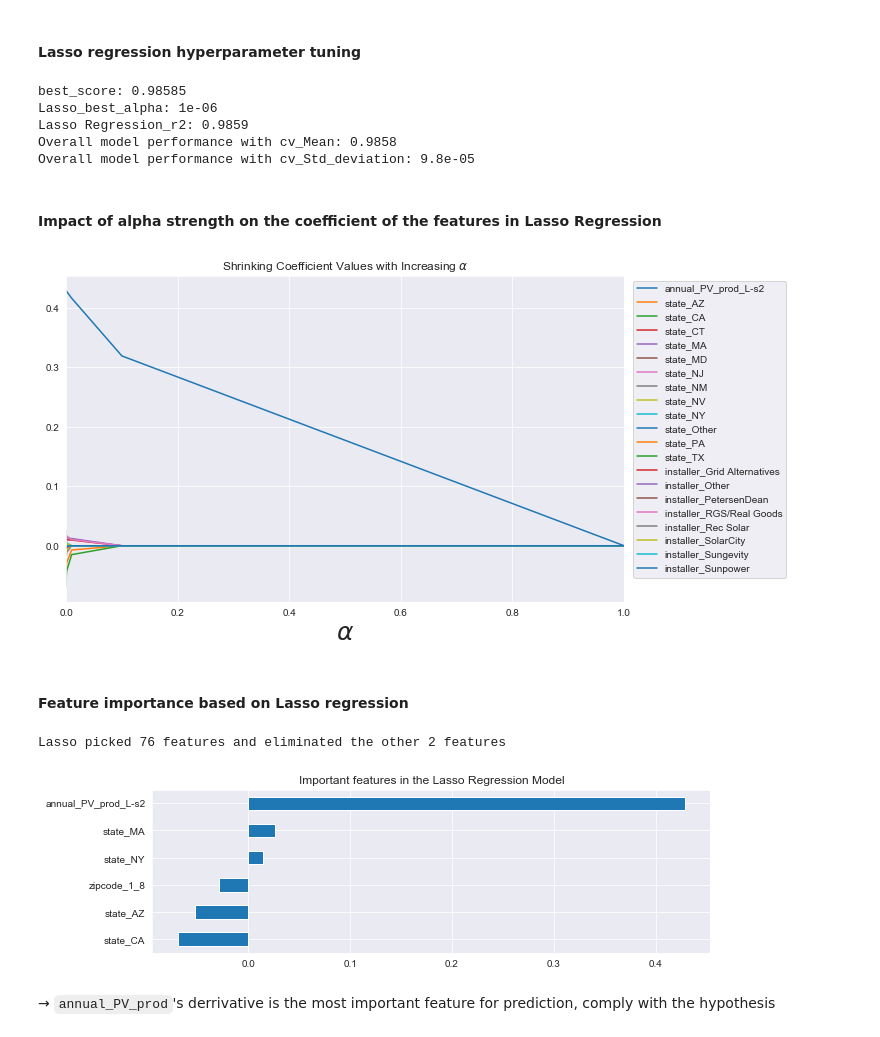
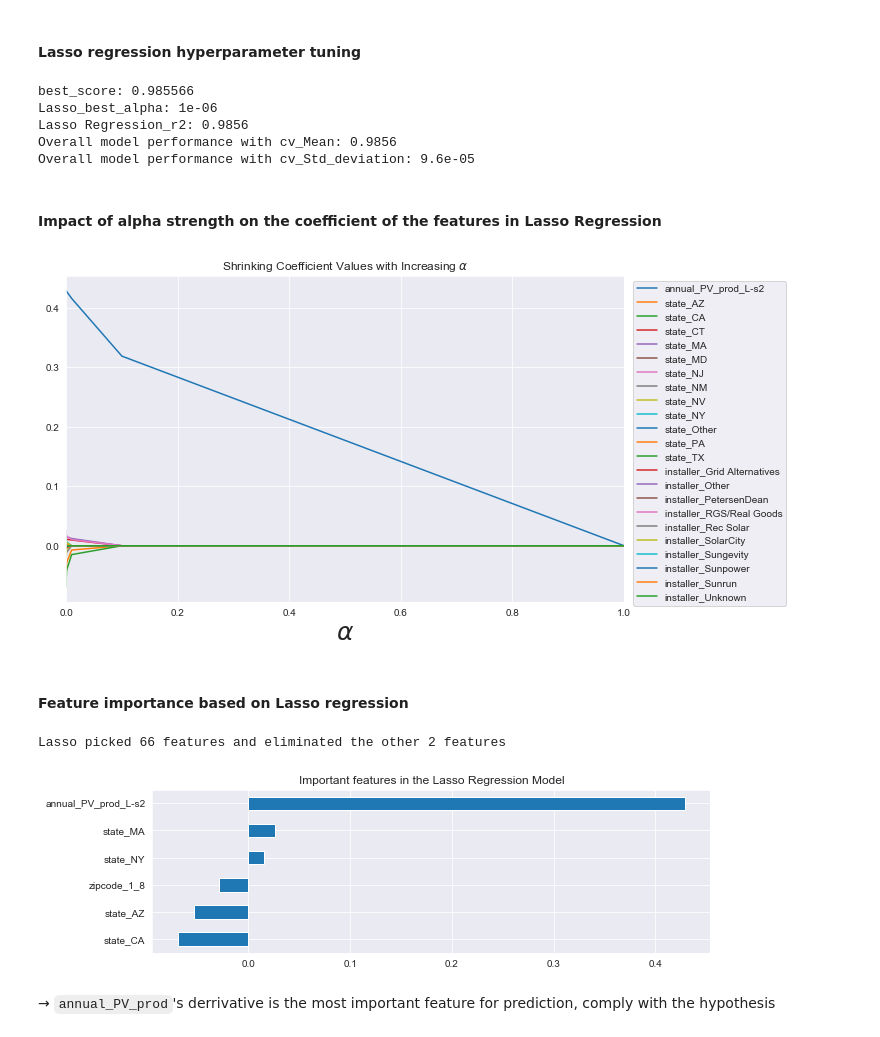
Before and after one commit to SayantanMitra87/Solar-Panel_Size_and_Cost_Prediction, a Jupyter notebook: Data_Analysis/Insight_technical_demo/Part 1. Minimal_viable_product_ML models.ipynb, the cells around one changed output. Drawn from its saved outputs; the diff is of its cells as text; code cells hidden in the pictures.

```diff
--- a/Data_Analysis/Insight_technical_demo/Part 1. Minimal_viable_product_ML models.ipynb
+++ b/Data_Analysis/Insight_technical_demo/Part 1. Minimal_viable_product_ML models.ipynb
@@ -76,7 +75,7 @@ solar_dictionary
 # %%
 # Features selected based on what users can know and incorportae in the app
 solar = pd.read_csv('residential_solar_size_costpred.csv',
-                    usecols= ['state', 'date_installed', 'zipcode', 'install_type', 'installer', 'city',
-                              'tech_1', 'county', 'annual_PV_prod', 'size_kw', 'cost'], parse_dates=['date_installed'])
+                    usecols= ['state', 'zipcode', 'install_type', 'installer', 'city',
+                              'tech_1', 'county', 'annual_PV_prod', 'size_kw', 'cost'])
 solar.head()
 # %% [output]
@@ -141,11 +139,6 @@ Missing values after imputation: 0
 # %%
 # Zipcode: extract initial numbers of zipcode to see impact on energy production if area is classified largely
 solar['zipcode_1'] = solar['zipcode'].astype('str').str[:1].astype(int)
-# DateTime column: extract year and month of installation
-date = solar['date_installed']
-solar['year'] =  date.dt.year.astype('str')
-# solar_x will be a copy of the data at this stage (before taking care of cardinality)
-solar_x = solar.copy()
 
 # Divide data into train and test # Use this test as a validation set later on
 solar_train, solar_val = train_test_split(solar, test_size=0.2, random_state= 0)
@@ -450,7 +437,7 @@ solar_val1 = pd.get_dummies(solar_val)
 y_L = solar1['size_kw_L']
 y_val_L = solar_val1['size_kw_L']
 # Independent variable
-cols1 = ['size_kw', 'size_kw_L', 'zipcode', 'annual_PV_prod', 'annual_PV_prod_L', 'date_installed', 'cost', 'cost_L']
+cols1 = ['size_kw', 'size_kw_L', 'zipcode', 'annual_PV_prod', 'annual_PV_prod_L', 'cost', 'cost_L']
 solar1 = solar1.drop(columns=cols1)
 solar_val1 = solar_val1.drop(columns=cols1)
 
@@ -617,26 +604,26 @@ cv_score = cross_val_score(ls, solar1_stndz, y_L, cv=kf)
 print(f'Overall model performance with cv_Mean: {cv_score.mean().round(4)}', '\n'
 f'Overall model performance with cv_Std_deviation: {cv_score.std().round(6)}')
 # %% [output]
-best_score: 0.98585
+best_score: 0.985566
 Lasso_best_alpha: 1e-06
-Lasso Regression_r2: 0.9859
-Overall model performance with cv_Mean: 0.9858
-Overall model performance with cv_Std_deviation: 9.8e-05
+Lasso Regression_r2: 0.9856
+Overall model performance with cv_Mean: 0.9856
+Overall model performance with cv_Std_deviation: 9.6e-05
 # %% [markdown]
 #### Impact of alpha strength on the coefficient of the features in Lasso Regression
 # %%
 coefs = []
 for alpha in alphas:
     ls = Lasso(alpha=alpha)
     ls.fit(X_train, y_train)
     coefs.append(ls.coef_)
 df_coef = pd.DataFrame(index=alphas, data=np.array(coefs), columns=solar1.columns)
 
-ax = df_coef.iloc[:950,:21].plot(figsize=(10, 6), title=r'Shrinking Coefficient Values with Increasing $\alpha$')
+ax = df_coef.iloc[:950,:23].plot(figsize=(10, 6), title=r'Shrinking Coefficient Values with Increasing $\alpha$')
 ax.legend(bbox_to_anchor=(1.3, 1))
 ax.set_xlabel(r'$\alpha$', size=25);
 # %% [output]
-[figure, old version]
+[figure, new version]
 # %% [markdown]
 #### Feature importance based on Lasso regression
 # %%
@@ -652,7 +639,7 @@ imp_coefs.plot(kind = "barh",figsize=(10, 3))
 plt.title("Important features in the Lasso Regression Model")
 plt.show()
 # %% [output]
-Lasso picked 76 features and eliminated the other 2 features
+Lasso picked 66 features and eliminated the other 2 features
 [figure]
 # %% [markdown]
 → `annual_PV_prod`'s derrivative is the most important feature for prediction, comply with the hypothesis
```
Also changed, not shown: parts of 24 cells of this notebook.
